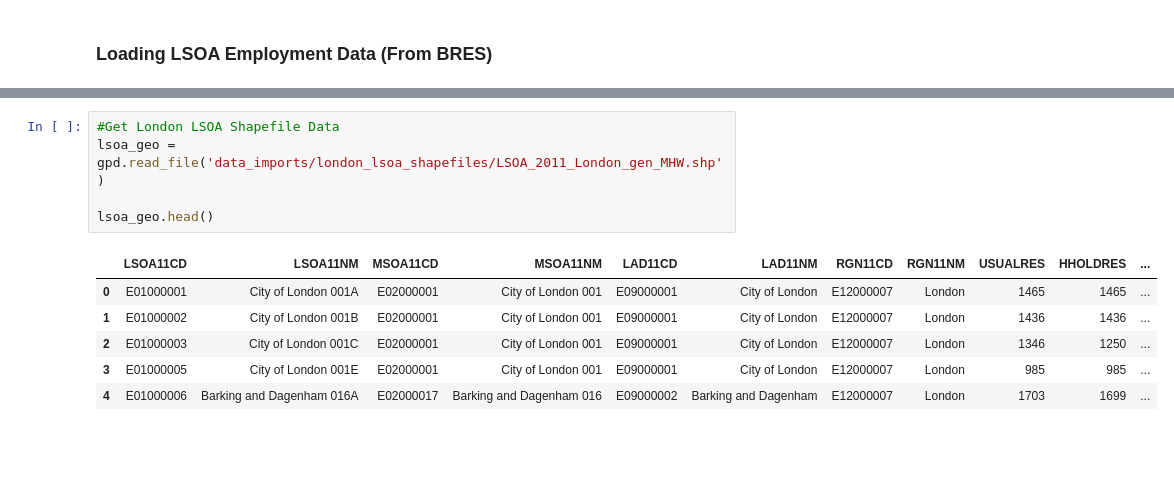
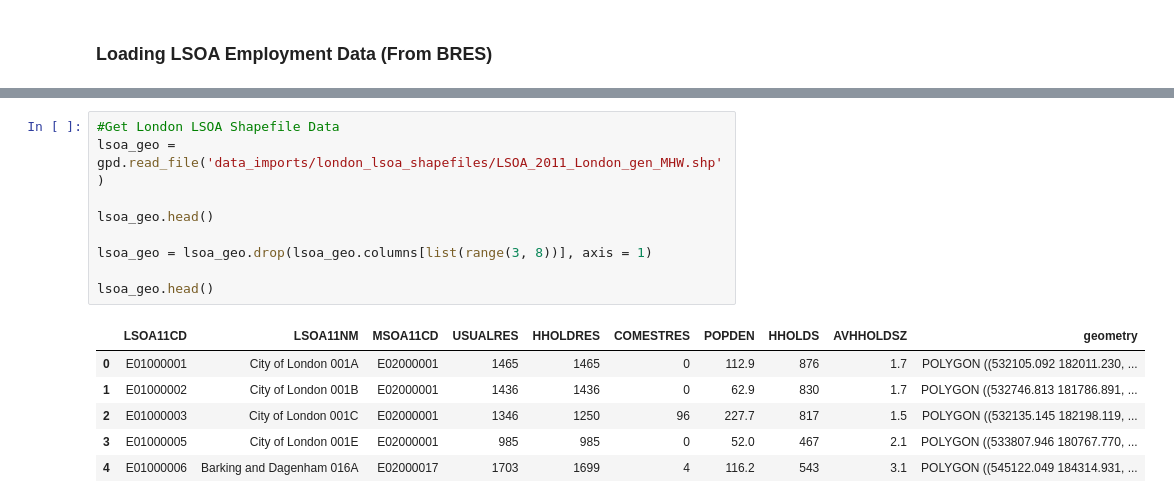
Before and after one commit to grolls23/MScDissertation, a Jupyter notebook: OvertureTest.ipynb, the cells around one changed output, grey strips where cells are left out. Saved outputs shown, nothing was run; the diff lists cells and outputs as text; blank space fills up the shorter version.

Commit message:
Cont with data parsing - employment and LSOA data

```diff
--- a/OvertureTest.ipynb
+++ b/OvertureTest.ipynb
@@ -197,12 +223,16 @@ empl_data.head()
 # %%
 #Get London LSOA Shapefile Data
 lsoa_geo = gpd.read_file('data_imports/london_lsoa_shapefiles/LSOA_2011_London_gen_MHW.shp')
 
 lsoa_geo.head()
+
+lsoa_geo = lsoa_geo.drop(lsoa_geo.columns[list(range(3, 8))], axis = 1)
+
+lsoa_geo.head()
 # %% [output]
-|  | LSOA11CD | LSOA11NM | MSOA11CD | MSOA11NM | LAD11CD | LAD11NM | RGN11CD | RGN11NM | USUALRES | HHOLDRES | ... |
-| 0 | E01000001 | City of London 001A | E02000001 | City of London 001 | E09000001 | City of London | E12000007 | London | 1465 | 1465 | ... |
-| 1 | E01000002 | City of London 001B | E02000001 | City of London 001 | E09000001 | City of London | E12000007 | London | 1436 | 1436 | ... |
-| 2 | E01000003 | City of London 001C | E02000001 | City of London 001 | E09000001 | City of London | E12000007 | London | 1346 | 1250 | ... |
-| 3 | E01000005 | City of London 001E | E02000001 | City of London 001 | E09000001 | City of London | E12000007 | London | 985 | 985 | ... |
-| 4 | E01000006 | Barking and Dagenham 016A | E02000017 | Barking and Dagenham 016 | E09000002 | Barking and Dagenham | E12000007 | London | 1703 | 1699 | ... |
+|  | LSOA11CD | LSOA11NM | MSOA11CD | USUALRES | HHOLDRES | COMESTRES | POPDEN | HHOLDS | AVHHOLDSZ | geometry |
+| 0 | E01000001 | City of London 001A | E02000001 | 1465 | 1465 | 0 | 112.9 | 876 | 1.7 | POLYGON ((532105.092 182011.230, ... |
+| 1 | E01000002 | City of London 001B | E02000001 | 1436 | 1436 | 0 | 62.9 | 830 | 1.7 | POLYGON ((532746.813 181786.891, ... |
+| 2 | E01000003 | City of London 001C | E02000001 | 1346 | 1250 | 96 | 227.7 | 817 | 1.5 | POLYGON ((532135.145 182198.119, ... |
+| 3 | E01000005 | City of London 001E | E02000001 | 985 | 985 | 0 | 52.0 | 467 | 2.1 | POLYGON ((533807.946 180767.770, ... |
+| 4 | E01000006 | Barking and Dagenham 016A | E02000017 | 1703 | 1699 | 4 | 116.2 | 543 | 3.1 | POLYGON ((545122.049 184314.931, ... |
```
Also changed, not shown: parts of 1 cell of this notebook.
